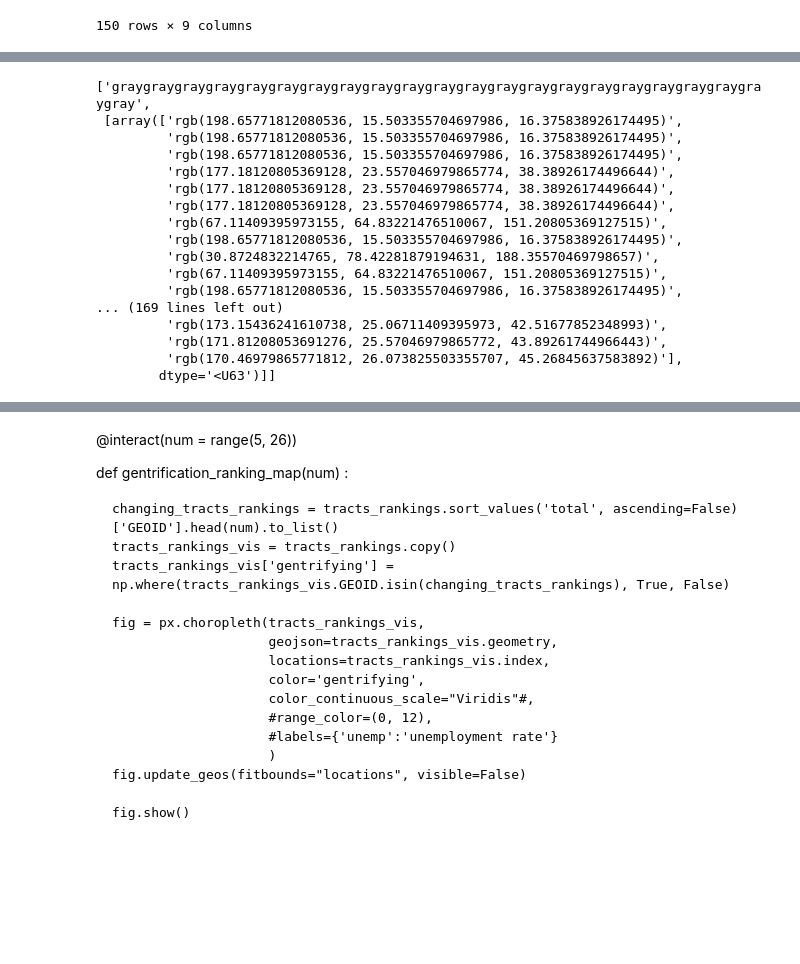
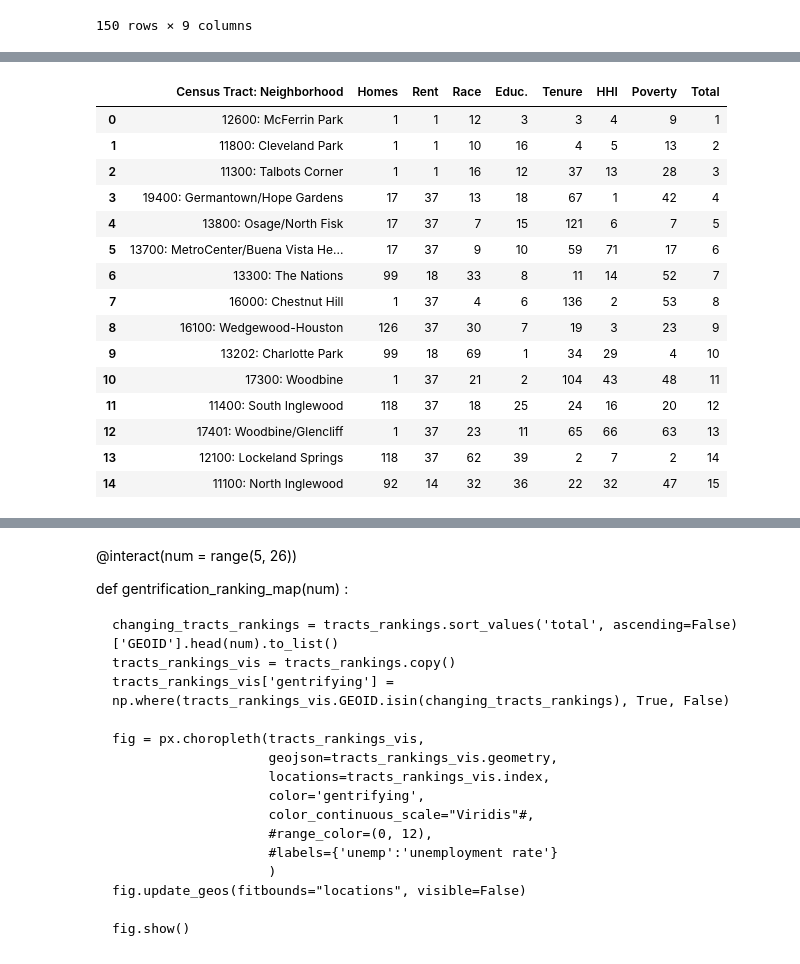
Before and after one commit to matttparker/airbnb-sentiments, a Jupyter notebook: notebooks/mp03_gentrification_identification.ipynb, the cells around one changed output, grey strips where cells are left out. Cells and saved outputs as stored; diff of their text form; code cells hidden in the pictures; blank space fills up the shorter version.

```diff
--- a/notebooks/mp03_gentrification_identification.ipynb
+++ b/notebooks/mp03_gentrification_identification.ipynb
@@ -271,3 +296,44 @@ gentrification_rank_table
+# %%
+gentrification_rank_table = gentrification_rank_table[['GEOID', 'neighborhood', 'house_pct_change_rank',
+                                                       'rental_price_pct_change_rank', 'white_pct_change_rank',
+                                                       'bach_pct_change_rank', 'renter_pct_change_rank',
+                                                       'median_hhi_pct_change_rank', 'poverty_pct_change_rank',
+                                                       'total_rank']]
+gentrification_rank_table = gentrification_rank_table.rename(columns={'GEOID':'census_tract'})
+# %%
+gentrification_rank_table['census_tract'] = gentrification_rank_table['census_tract'] + ": " + gentrification_rank_table['neighborhood']
+# %%
+gentrification_rank_table = gentrification_rank_table.drop(columns='neighborhood')
+# %%
+gentrification_rank_table = gentrification_rank_table.rename(
+    columns = {'census_tract': 'Census Tract: Neighborhood',
+              'house_pct_change_rank': 'Homes',
+              'rental_price_pct_change_rank': 'Rent',
+              'white_pct_change_rank': 'Race',
+              'bach_pct_change_rank': 'Educ.',
+              'renter_pct_change_rank': 'Tenure',
+              'median_hhi_pct_change_rank': 'HHI',
+              'poverty_pct_change_rank': 'Poverty',
+              'total_rank': 'Total'})
+# %%
+gentrification_rank_table
+# %% [output]
+|  | Census Tract: Neighborhood | Homes | Rent | Race | Educ. | Tenure | HHI | Poverty | Total |
+| 0 | 12600: McFerrin Park | 1 | 1 | 12 | 3 | 3 | 4 | 9 | 1 |
+| 1 | 11800: Cleveland Park | 1 | 1 | 10 | 16 | 4 | 5 | 13 | 2 |
+| 2 | 11300: Talbots Corner | 1 | 1 | 16 | 12 | 37 | 13 | 28 | 3 |
+| 3 | 19400: Germantown/Hope Gardens | 17 | 37 | 13 | 18 | 67 | 1 | 42 | 4 |
+| 4 | 13800: Osage/North Fisk | 17 | 37 | 7 | 15 | 121 | 6 | 7 | 5 |
+| 5 | 13700: MetroCenter/Buena Vista He... | 17 | 37 | 9 | 10 | 59 | 71 | 17 | 6 |
+| 6 | 13300: The Nations | 99 | 18 | 33 | 8 | 11 | 14 | 52 | 7 |
+| 7 | 16000: Chestnut Hill | 1 | 37 | 4 | 6 | 136 | 2 | 53 | 8 |
+| 8 | 16100: Wedgewood-Houston | 126 | 37 | 30 | 7 | 19 | 3 | 23 | 9 |
+| 9 | 13202: Charlotte Park | 99 | 18 | 69 | 1 | 34 | 29 | 4 | 10 |
+| 10 | 17300: Woodbine | 1 | 37 | 21 | 2 | 104 | 43 | 48 | 11 |
+| 11 | 11400: South Inglewood | 118 | 37 | 18 | 25 | 24 | 16 | 20 | 12 |
+| 12 | 17401: Woodbine/Glencliff | 1 | 37 | 23 | 11 | 65 | 66 | 63 | 13 |
+| 13 | 12100: Lockeland Springs | 118 | 37 | 62 | 39 | 2 | 7 | 2 | 14 |
+| 14 | 11100: North Inglewood | 92 | 14 | 32 | 36 | 22 | 32 | 47 | 15 |
 # %%
 colors = n_colors('rgb(200, 15, 15)', 'rgb(0, 90, 220)', 150, colortype='rgb')
 df = gentrification_rank_table
@@ -320,29 +383,0 @@ gentrification_rank_table['GEOID'] = gentrification_rank_table['GEOID'].astype(i
-# %%
-text_color = []
-colors = n_colors('rgb(200, 15, 15)', 'rgb(0, 90, 220)', 150, colortype='rgb')
-df = gentrification_rank_table
-n = len(gentrification_rank_table)
-
-for col in gentrification_rank_table:
-    if col == 'GEOID':
-        text_color.append(['gray'] * n)
-
-['gray' * n, [np.array(colors)[df[column].to_numpy()] for column in df.drop(columns='GEOID').columns]]
-# %% [output]
-['graygraygraygraygraygraygraygraygraygraygraygraygraygraygraygraygraygraygraygraygraygray',
- [array(['rgb(198.65771812080536, 15.503355704697986, 16.375838926174495)',
-         'rgb(198.65771812080536, 15.503355704697986, 16.375838926174495)',
-         'rgb(198.65771812080536, 15.503355704697986, 16.375838926174495)',
-         'rgb(177.18120805369128, 23.557046979865774, 38.38926174496644)',
-         'rgb(177.18120805369128, 23.557046979865774, 38.38926174496644)',
-         'rgb(177.18120805369128, 23.557046979865774, 38.38926174496644)',
-         'rgb(67.11409395973155, 64.83221476510067, 151.20805369127515)',
-         'rgb(198.65771812080536, 15.503355704697986, 16.375838926174495)',
-         'rgb(30.8724832214765, 78.42281879194631, 188.35570469798657)',
-         'rgb(67.11409395973155, 64.83221476510067, 151.20805369127515)',
-         'rgb(198.65771812080536, 15.503355704697986, 16.375838926174495)',
-... (169 lines left out)
-         'rgb(173.15436241610738, 25.06711409395973, 42.51677852348993)',
-         'rgb(171.81208053691276, 25.57046979865772, 43.89261744966443)',
-         'rgb(170.46979865771812, 26.073825503355707, 45.26845637583892)'],
-        dtype='<U63')]]
```
Also changed, not shown: parts of 17 cells of this notebook, 17 other files.
